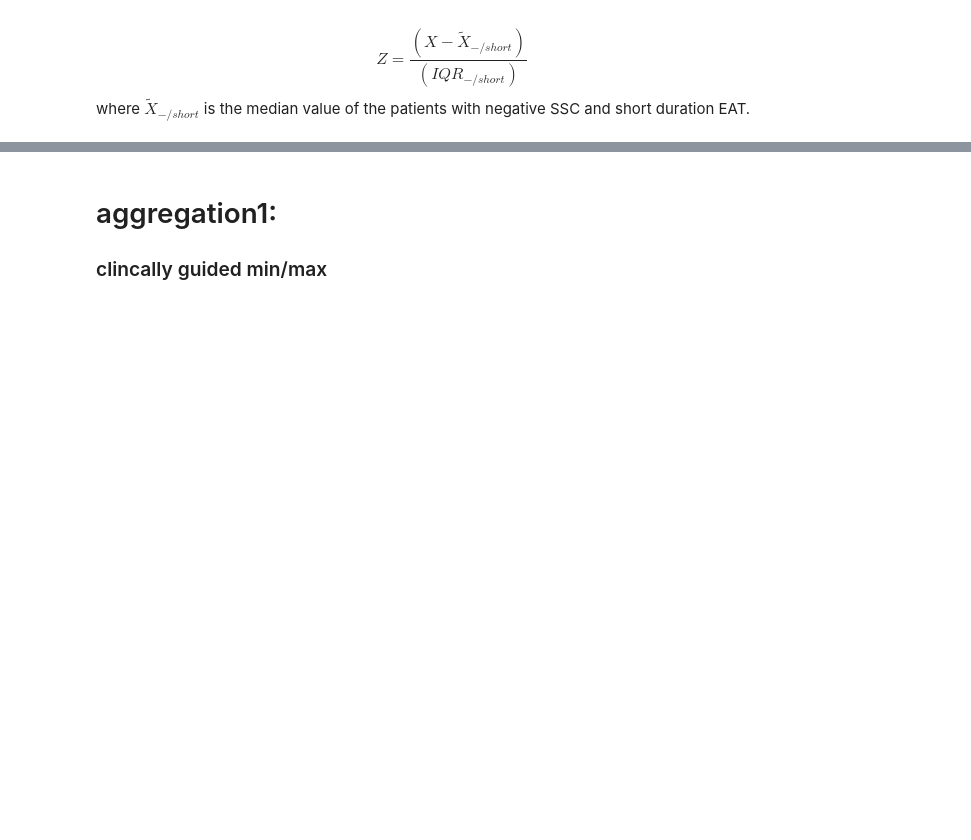
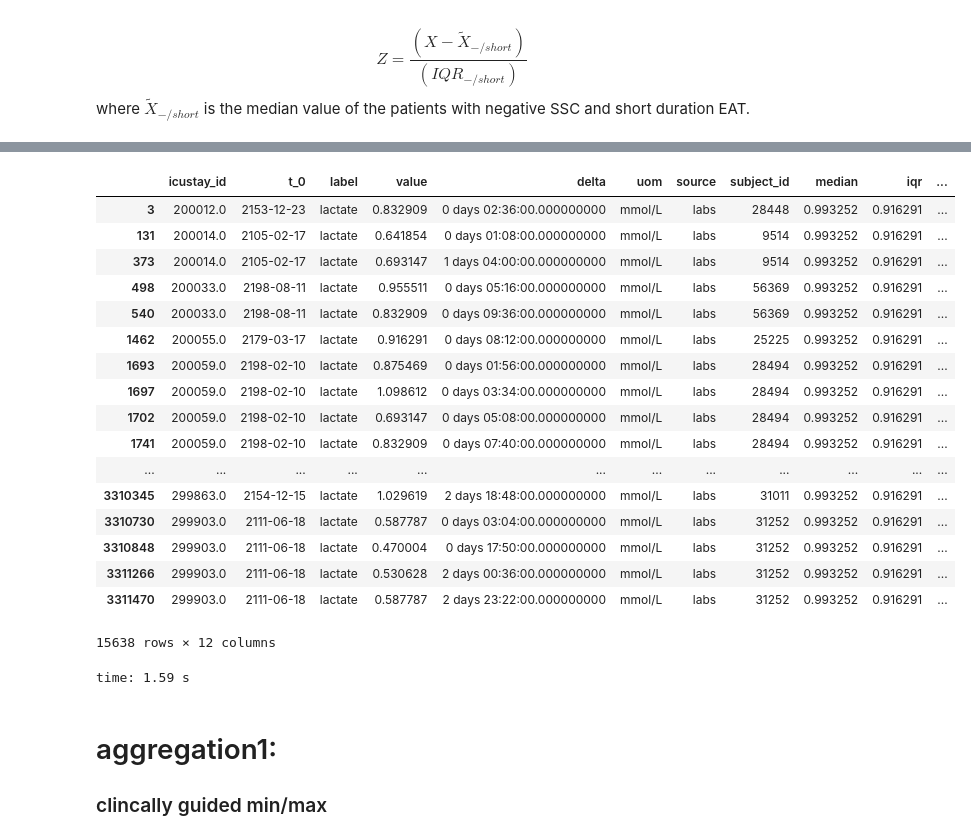
Before and after one commit to geickelb/mimiciii-antibiotics-opensource, a Jupyter notebook: notebooks/06-feature_aggregation.ipynb, the cells around one changed output, grey strips where cells are left out. Cells and saved outputs as stored; diff of their text form; code cells hidden in the pictures; blank space fills up the shorter version.

```diff
--- a/notebooks/06-feature_aggregation.ipynb
+++ b/notebooks/06-feature_aggregation.ipynb
@@ -378,7 +210,9 @@ time: 11.6 ms
 # %%
 def median_label_fxn(big_df):
+    """ grabs the median and IQR values for all continuous variables based upon the values present in
+    the last 24 hours of the c_neg/A_partial patients (AKA the healthiest patients at the healthiest timepoints) """
+
     global final_pt_df2
-
     healthy_pt=list(final_pt_df2[final_pt_df2['final_bin']=="C_neg/A_partial"]['icustay_id'])
 
     #filter to only healthy patients filter
@@ -400,25 +234,6 @@ def median_label_fxn(big_df):
     iqr_label=iqr_label.rename(columns={'value':"iqr"})
     median_label=pd.merge(median_label,iqr_label)  #final median df
     return(median_label)
-
-def combine_vasoactives(big_noCat, median_label):
-    global vaso_active
-    ##combining vasoactives
-    vaso_active_df=big_noCat[big_noCat['label'].isin(vaso_active)].groupby('icustay_id')['value'].max().reset_index()
-    vaso_active_df['uom']="y/n"
-    vaso_active_df['label']="any_vasoactives"
-    vaso_active_df['delta']=pd.to_timedelta("0days")
-    vaso_active_df['source']="any_vasoactives"
-
-    vaso_active_df=pd.merge(vaso_active_df, final_pt_df2[["icustay_id",'subject_id',"t_0"]], how="left", left_on="icustay_id", right_on="icustay_id")
-    vaso_active_df=pd.merge(vaso_active_df, median_label, how="left").fillna(0)
-    vaso_active_df['standardize']=vaso_active_df['value']
-    vaso_active_df['raw_value']=vaso_active_df['value']
-    vaso_active_df.head()
-
-    # # #grabing the rest of the variables not suitable for range or mean/std
-    big_noCat=pd.concat([big_noCat, vaso_active_df], sort=False)
-    return(big_noCat)
 
 def standardization_fxn(big_df):
     global continuous, onetime, vaso_active, ordinal, categorical
@@ -443,23 +258,5 @@ def standardization_fxn(big_df):
 
     big_noCat['standardize']=((big_noCat['value']-big_noCat['median'])/big_noCat['iqr']).fillna(0) #standardize is log standardized
 
-    #making an ordinal df to concat on
-    ord_df=big_df.loc[big_df.loc[:,'label'].isin(ordinal+vaso_active),:].copy()
-    ord_df['raw_value']=ord_df['value']
-    ord_df['standardize']=ord_df['value']
-    ord_df['median']=None
-    ord_df['iqr']=None
-
-    big_noCat=pd.concat([big_noCat,ord_df], sort=False)
-
-    #making all ordinal values in standardize equal to unstandardized
-    big_noCat.loc[big_noCat['label'].isin(ordinal+vaso_active),'standardize']=big_noCat.loc[big_noCat['label'].isin(ordinal+vaso_active),'value']  #do i need to add sparse?
-    #ig_noCat.head()
-
-    big_noCat['standardize']= big_noCat['standardize'].apply(pd.to_numeric, args=('coerce',)) #errors occuring downstream due to not having numeric, trying this 4/18/19
-
-    ##last step, combining vasoactives into 1 feature
-    big_noCat=combine_vasoactives(big_noCat, median_label)
-
     return(big_noCat, big_categorical)
 # %% [output]
@@ -476,3 +297,25 @@ time: 601 µs
+# %%
+noCat_df_train[noCat_df_train['label']=='lactate']
+# %% [output]
+|  | icustay_id | t_0 | label | value | delta | uom | source | subject_id | median | iqr | ... |
+| 3 | 200012.0 | 2153-12-23 | lactate | 0.832909 | 0 days 02:36:00.000000000 | mmol/L | labs | 28448 | 0.993252 | 0.916291 | ... |
+| 131 | 200014.0 | 2105-02-17 | lactate | 0.641854 | 0 days 01:08:00.000000000 | mmol/L | labs | 9514 | 0.993252 | 0.916291 | ... |
+| 373 | 200014.0 | 2105-02-17 | lactate | 0.693147 | 1 days 04:00:00.000000000 | mmol/L | labs | 9514 | 0.993252 | 0.916291 | ... |
+| 498 | 200033.0 | 2198-08-11 | lactate | 0.955511 | 0 days 05:16:00.000000000 | mmol/L | labs | 56369 | 0.993252 | 0.916291 | ... |
+| 540 | 200033.0 | 2198-08-11 | lactate | 0.832909 | 0 days 09:36:00.000000000 | mmol/L | labs | 56369 | 0.993252 | 0.916291 | ... |
+| 1462 | 200055.0 | 2179-03-17 | lactate | 0.916291 | 0 days 08:12:00.000000000 | mmol/L | labs | 25225 | 0.993252 | 0.916291 | ... |
+| 1693 | 200059.0 | 2198-02-10 | lactate | 0.875469 | 0 days 01:56:00.000000000 | mmol/L | labs | 28494 | 0.993252 | 0.916291 | ... |
+| 1697 | 200059.0 | 2198-02-10 | lactate | 1.098612 | 0 days 03:34:00.000000000 | mmol/L | labs | 28494 | 0.993252 | 0.916291 | ... |
+| 1702 | 200059.0 | 2198-02-10 | lactate | 0.693147 | 0 days 05:08:00.000000000 | mmol/L | labs | 28494 | 0.993252 | 0.916291 | ... |
+| 1741 | 200059.0 | 2198-02-10 | lactate | 0.832909 | 0 days 07:40:00.000000000 | mmol/L | labs | 28494 | 0.993252 | 0.916291 | ... |
+| ... | ... | ... | ... | ... | ... | ... | ... | ... | ... | ... | ... |
+| 3310345 | 299863.0 | 2154-12-15 | lactate | 1.029619 | 2 days 18:48:00.000000000 | mmol/L | labs | 31011 | 0.993252 | 0.916291 | ... |
+| 3310730 | 299903.0 | 2111-06-18 | lactate | 0.587787 | 0 days 03:04:00.000000000 | mmol/L | labs | 31252 | 0.993252 | 0.916291 | ... |
+| 3310848 | 299903.0 | 2111-06-18 | lactate | 0.470004 | 0 days 17:50:00.000000000 | mmol/L | labs | 31252 | 0.993252 | 0.916291 | ... |
+| 3311266 | 299903.0 | 2111-06-18 | lactate | 0.530628 | 2 days 00:36:00.000000000 | mmol/L | labs | 31252 | 0.993252 | 0.916291 | ... |
+| 3311470 | 299903.0 | 2111-06-18 | lactate | 0.587787 | 2 days 23:22:00.000000000 | mmol/L | labs | 31252 | 0.993252 | 0.916291 | ... |
+15638 rows × 12 columns
+time: 1.59 s
 # %% [markdown]
 # aggregation1:
 ### clincally guided min/max
```
Also changed, not shown: parts of 56 cells of this notebook, 4 other files.
